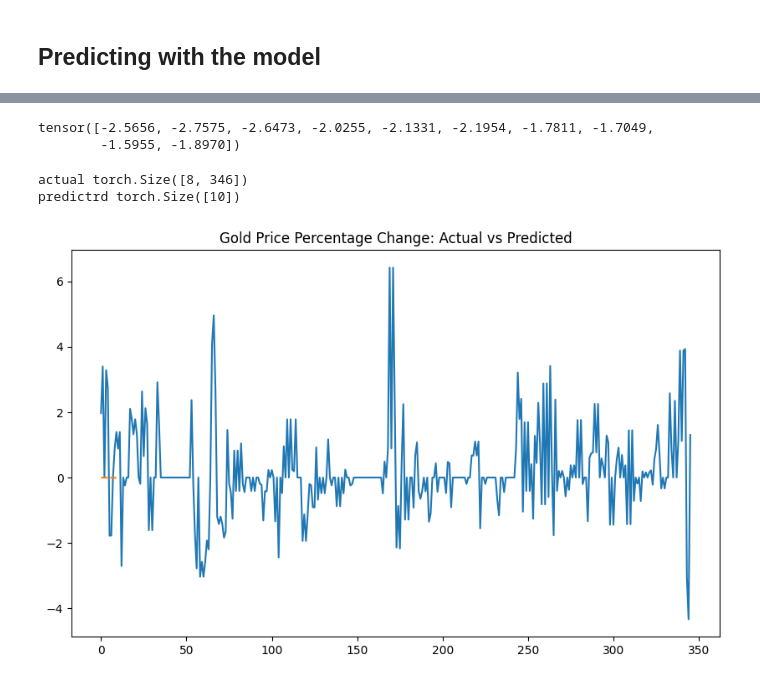
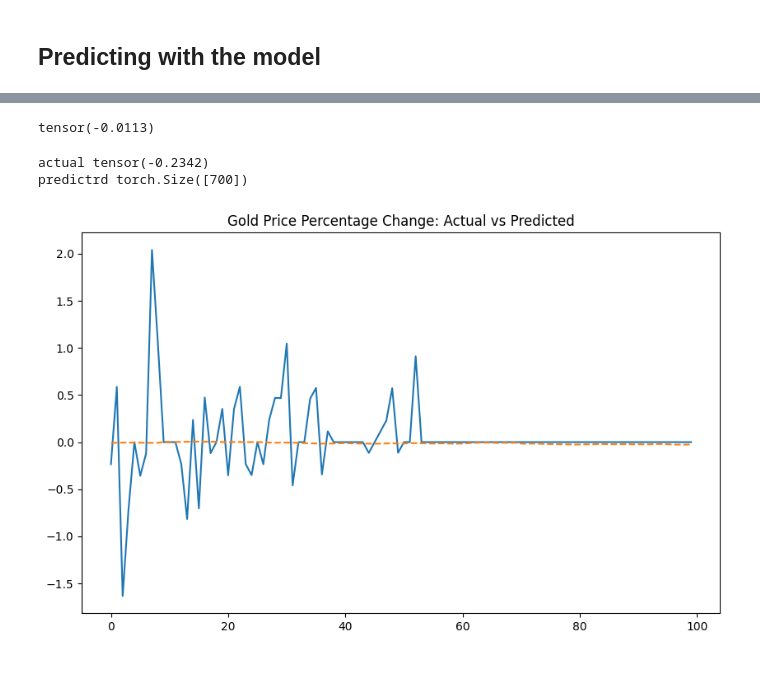
Before and after one commit to mazenwk/beltone-hackathon, a Jupyter notebook: src/Workout/Skeleton.ipynb, the cells around one changed output, grey strips where cells are left out. Saved outputs shown, nothing was run; the diff lists cells and outputs as text; code cells hidden in the pictures.

```diff
--- a/src/Workout/Skeleton.ipynb
+++ b/src/Workout/Skeleton.ipynb
@@ -396,7 +474,0 @@ C:\Users\youss\AppData\Roaming\Python\Python39\site-packages\lightning\pytorch\u
-# %%
-for x,y in train_dataloader:
-    print(f"data type {type(x)}, label type {type(y)}")
-    print(f'data keys {x.keys()}')
-    print(f'data {x}')
-    print(f'label {y}')
-    break
@@ -480,8 +475,5 @@ class TemporalFusionTransformerModule(pl.LightningModule):
 # %%
-from pytorch_lightning import Trainer
-# Define a trainer
-trainer = Trainer(max_epochs=5, accelerator='cpu')
-module = TemporalFusionTransformerModule(model).to(device)
+trainer = Trainer(max_epochs=2, accelerator=device, devices=device)
 # Fit the model
 module.train()
 trainer.fit(
@@ -507,6 +500,7 @@ trainer.validate(module, dataloaders=val_dataloader)
 ## Predicting with the model
 # %%
 # Get predictions
-predictions = trainer.predict(module, dataloaders=val_dataloader)
+predictions = trainer.predict(module, dataloaders=test_dl)
 predictions = predictions[0].mean(dim=2)
+((predictions[0].shape))
 # %% [output]
@@ -514,29 +508,28 @@ C:\Users\youss\AppData\Roaming\Python\Python39\site-packages\pytorch_lightning\t
 # %%
-ys=[]
-for x,y in iter(val_dataloader):
-    # print(y[0].shape)
-    ys.append(y[0])
-yss=torch.cat(ys,dim=1)
+# ys=[]
+# for x,y in iter(val_dataloader):
+#     # print(y[0].shape)
+#     ys.append(y[0])
+# yss=torch.cat(ys,dim=1)
 
-yss.shape
-predictions[0]
+# yss.shape
+# predictions[0]
+predictions[0][0]
 # %% [output]
-tensor([-2.5656, -2.7575, -2.6473, -2.0255, -2.1331, -2.1954, -1.7811, -1.7049,
-        -1.5955, -1.8970])
+tensor(-0.0113)
 # %%
-import torch
 # Test predictions
-actuals = torch.cat([y[0] for x, y in iter(val_dataloader)],dim=1)
+actuals = torch.cat([y[0] for x, y in iter(train_dataloader)],dim=1)
 
-print('actual',actuals.shape)
+print('actual',actuals[0][0])
 print('predictrd',predictions[0].shape)
 # Visualize the results
 plt.figure(figsize=(10, 6))
-plt.plot(actuals[0], label='Actual')
-plt.plot(predictions[0], label='Predicted', linestyle='--')
+plt.plot(actuals[0][:max_prediction_length], label='Actual')
+plt.plot(predictions[0][:max_prediction_length], label='Predicted', linestyle='--')
 plt.title('Gold Price Percentage Change: Actual vs Predicted')
 plt.show()
 # %% [output]
-actual torch.Size([8, 346])
-predictrd torch.Size([10])
+actual tensor(-0.2342)
+predictrd torch.Size([700])
-[figure, old version]
+[figure, new version]
```
Also changed, not shown: parts of 23 cells of this notebook.
